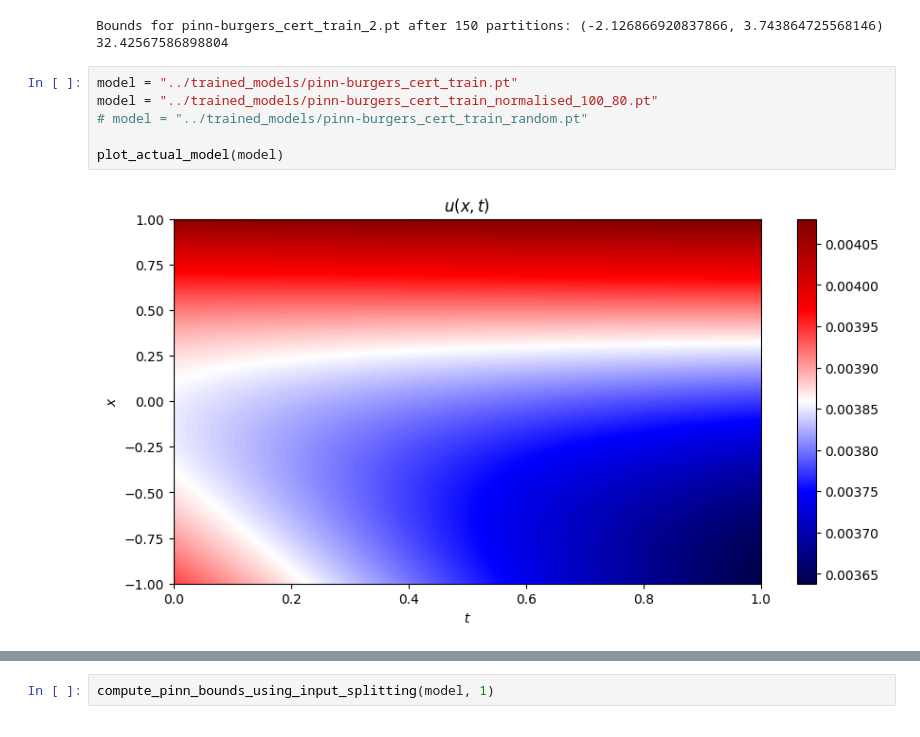
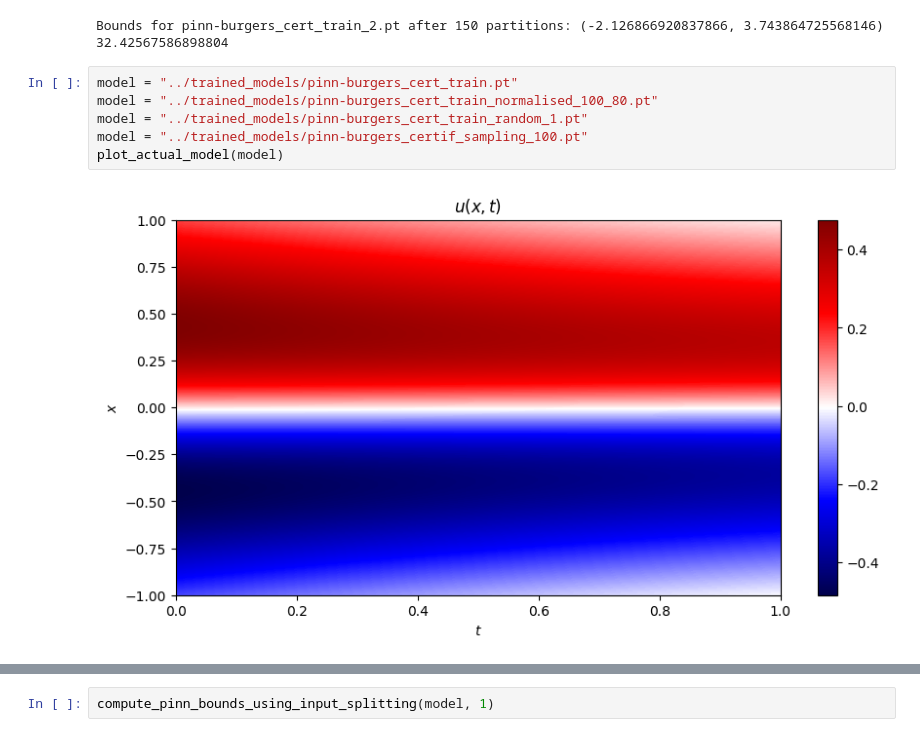
Before and after one commit to avaljotsingh/Verification-of-PINNs, a Jupyter notebook: experiments/Results.ipynb, the cells around one changed output, grey strips where cells are left out. Drawn from its saved outputs; the diff is of its cells as text.

```diff
--- a/experiments/Results.ipynb
+++ b/experiments/Results.ipynb
@@ -70,9 +72,9 @@ Bounds for pinn-burgers_cert_train_2.pt after 150 partitions: (-2.12686692083786
 # %%
 model = "../trained_models/pinn-burgers_cert_train.pt"
 model = "../trained_models/pinn-burgers_cert_train_normalised_100_80.pt"
-# model = "../trained_models/pinn-burgers_cert_train_random.pt"
-
+model = "../trained_models/pinn-burgers_cert_train_random_1.pt"
+model = "../trained_models/pinn-burgers_certif_sampling_100.pt"
 plot_actual_model(model)
 # %% [output]
-[figure, old version]
+[figure, new version]
 # %%
```
Also changed, not shown: parts of 3 cells of this notebook, 4 other files.
